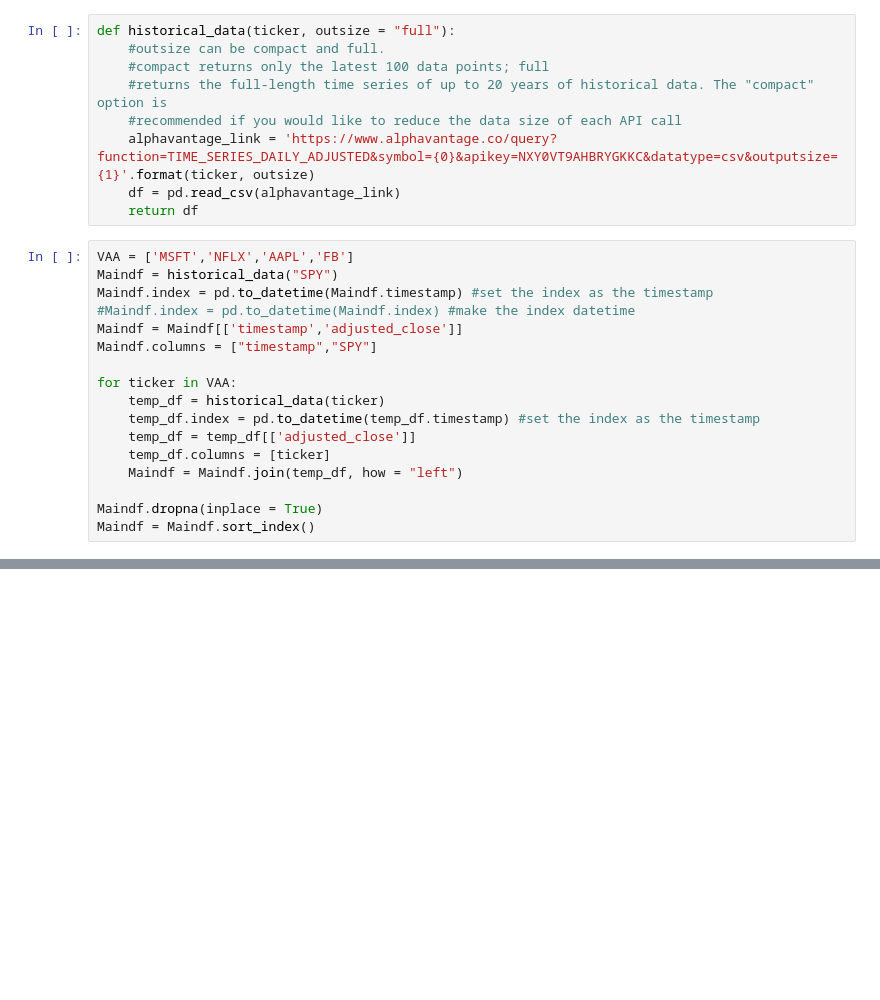
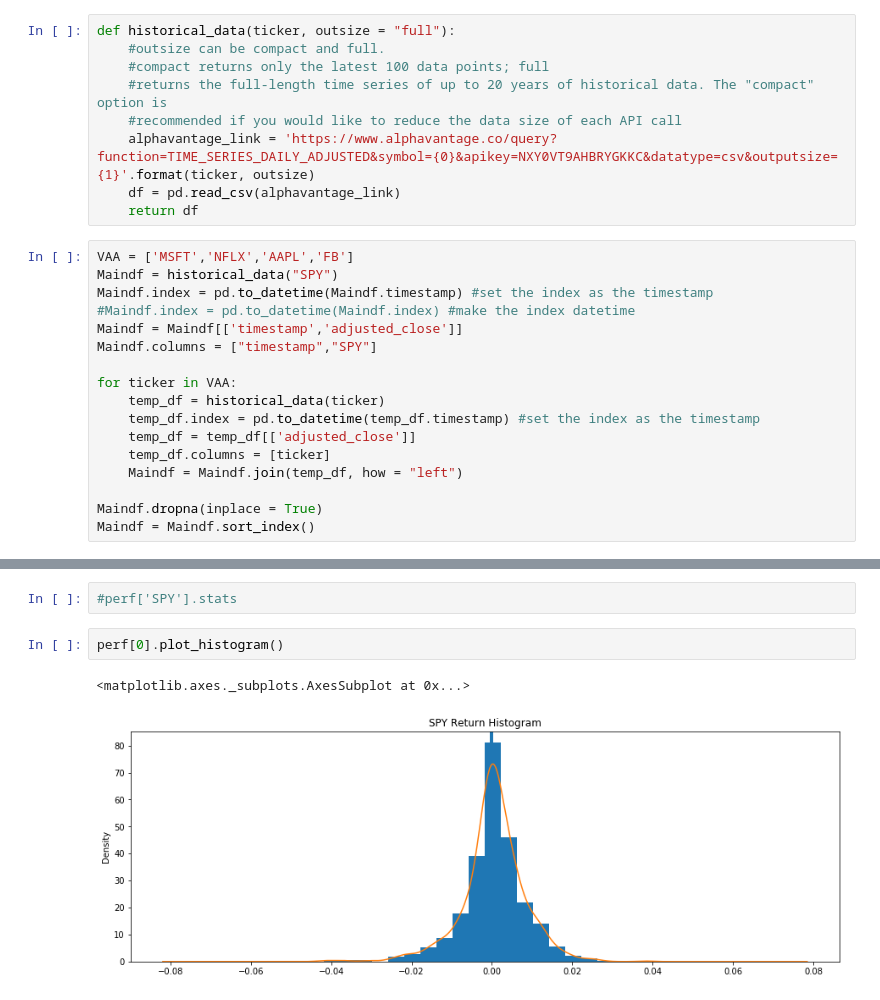
Before and after one commit to xexx12345/MISC, a Jupyter notebook: Equity Summary Statistics.ipynb, the cells around one changed output, grey strips where cells are left out. Saved outputs shown, nothing was run; the diff lists cells and outputs as text; blank space fills up the shorter version.

```diff
--- a/Equity Summary Statistics.ipynb
+++ b/Equity Summary Statistics.ipynb
@@ -102,0 +118,7 @@ returns.plot_corr_heatmap()
+# %%
+#perf['SPY'].stats
+# %%
+perf[0].plot_histogram()
+# %% [output]
+<matplotlib.axes._subplots.AxesSubplot at 0x...>
+[figure, added]
```
Also changed, not shown: parts of 9 cells of this notebook.
